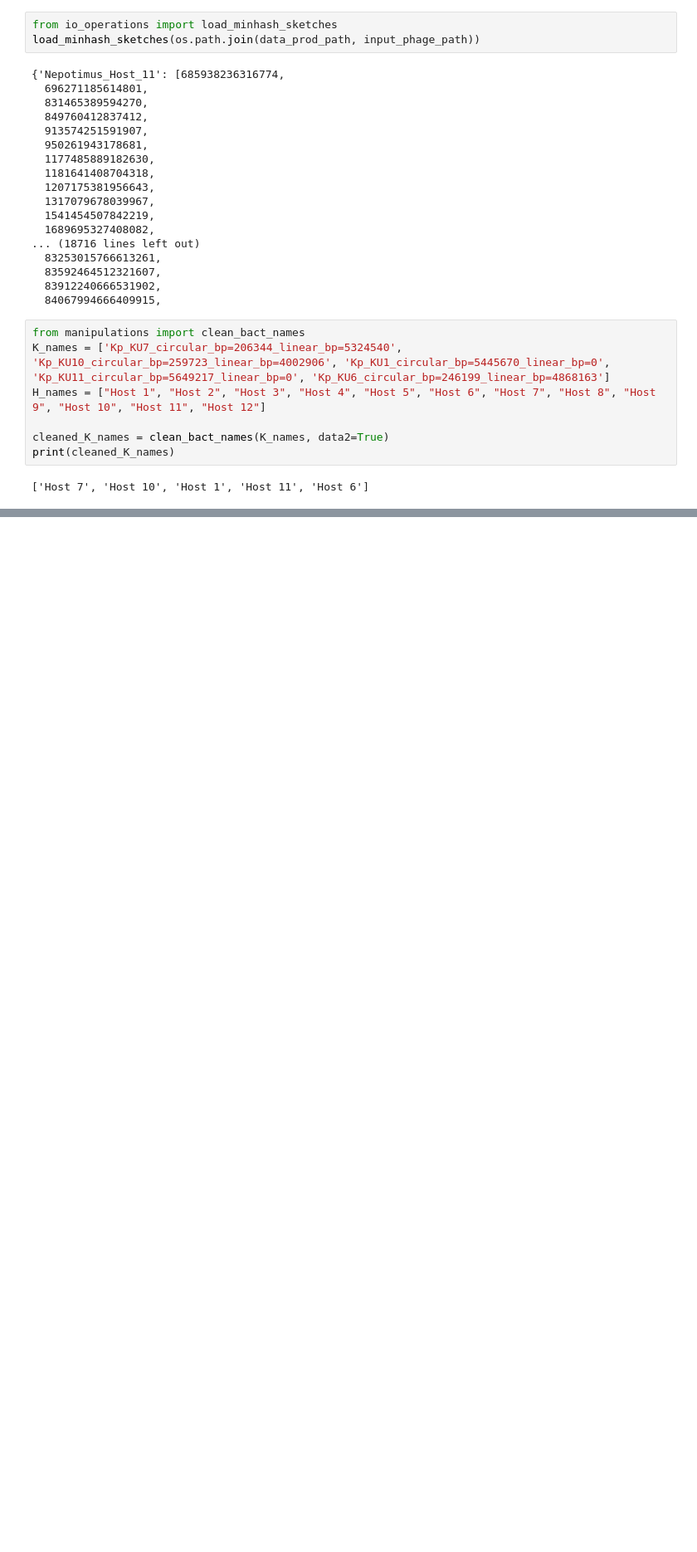
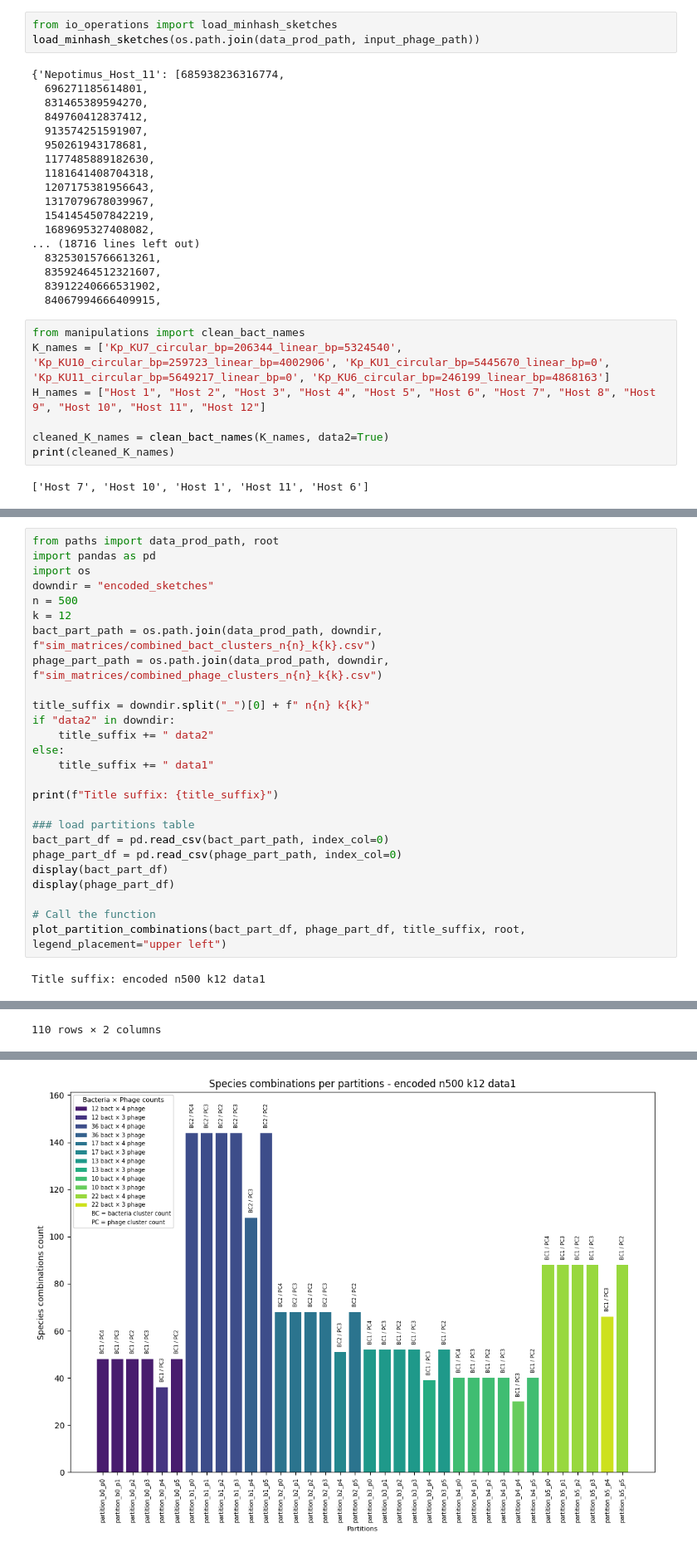
Before and after one commit to azzy72/PredictPhagePPI, a Jupyter notebook: notebooks/phylogeny_and_minhash.ipynb, the cells around one changed output, grey strips where cells are left out. Shown at 83% size. Drawn from its saved outputs; the diff is of its cells as text; blank space fills up the shorter version.

```diff
--- a/notebooks/phylogeny_and_minhash.ipynb
+++ b/notebooks/phylogeny_and_minhash.ipynb
@@ -1626,0 +1804,28 @@ print(cleaned_K_names)
+# %%
+from paths import data_prod_path, root
+import pandas as pd
+import os
+downdir = "encoded_sketches"
+n = 500
+k = 12
+bact_part_path = os.path.join(data_prod_path, downdir, f"sim_matrices/combined_bact_clusters_n{n}_k{k}.csv")
+phage_part_path = os.path.join(data_prod_path, downdir, f"sim_matrices/combined_phage_clusters_n{n}_k{k}.csv")
+
+title_suffix = downdir.split("_")[0] + f" n{n} k{k}"
+if "data2" in downdir:
+    title_suffix += " data2"
+else:
+    title_suffix += " data1"
+
+print(f"Title suffix: {title_suffix}")
+
+### load partitions table
+bact_part_df = pd.read_csv(bact_part_path, index_col=0)
+phage_part_df = pd.read_csv(phage_part_path, index_col=0)
+display(bact_part_df)
+display(phage_part_df)
+
+# Call the function
+plot_partition_combinations(bact_part_df, phage_part_df, title_suffix, root, legend_placement="upper left")
+# %% [output]
+Title suffix: encoded n500 k12 data1
@@ -1626,0 +1845 @@ print(cleaned_K_names)
+110 rows × 2 columns
@@ -1626,0 +1864 @@ print(cleaned_K_names)
+[figure, added]
```
Also changed, not shown: parts of 8 cells of this notebook, 5 other files.
